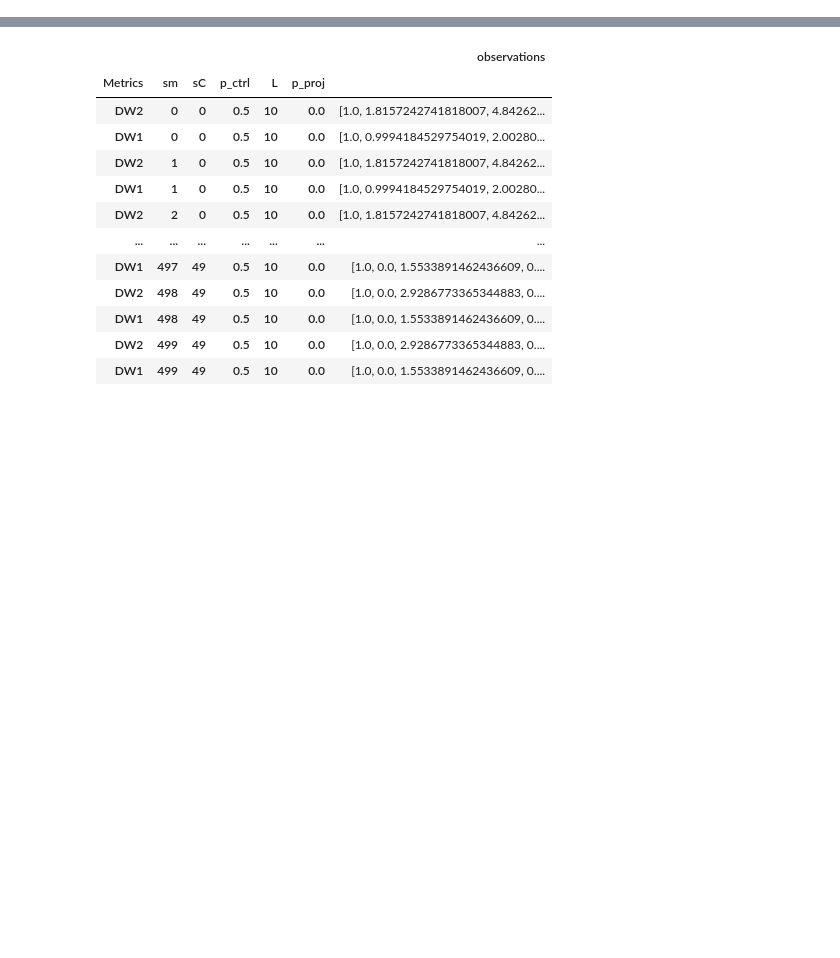
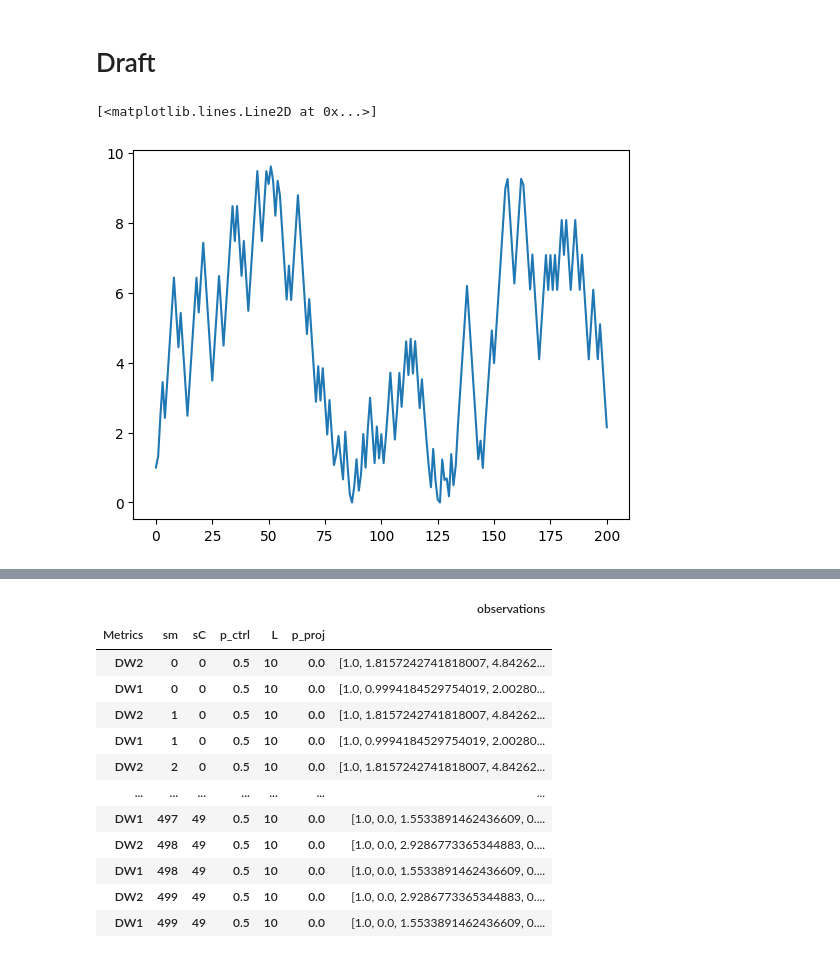
Before and after one commit to hainingpan/CT_MPS, a Jupyter notebook: FM_fluct_T.ipynb, the cells around one changed output, grey strips where cells are left out. Drawn from its saved outputs; the diff is of its cells as text; code cells hidden in the pictures; blank space fills up the shorter version.

```diff
--- a/FM_fluct_T.ipynb
+++ b/FM_fluct_T.ipynb
@@ -8,4 +5,6 @@ The autoreload extension is already loaded. To reload it, use:
 import numpy as np
 import matplotlib.pyplot as plt
 from post_analysis_T_all import run
+# %% [markdown]
+# Draft
 # %%
@@ -12,0 +12,5 @@ df = run(10,'O')
+# %%
+plt.plot(np.stack(df.xs('DW1',level='Metrics').query('sm<100')['observations']).mean(axis=0))
+# %% [output]
+[<matplotlib.lines.Line2D at 0x...>]
+[figure, added]
```
Also changed, not shown: parts of 30 cells of this notebook, 6 other files.
